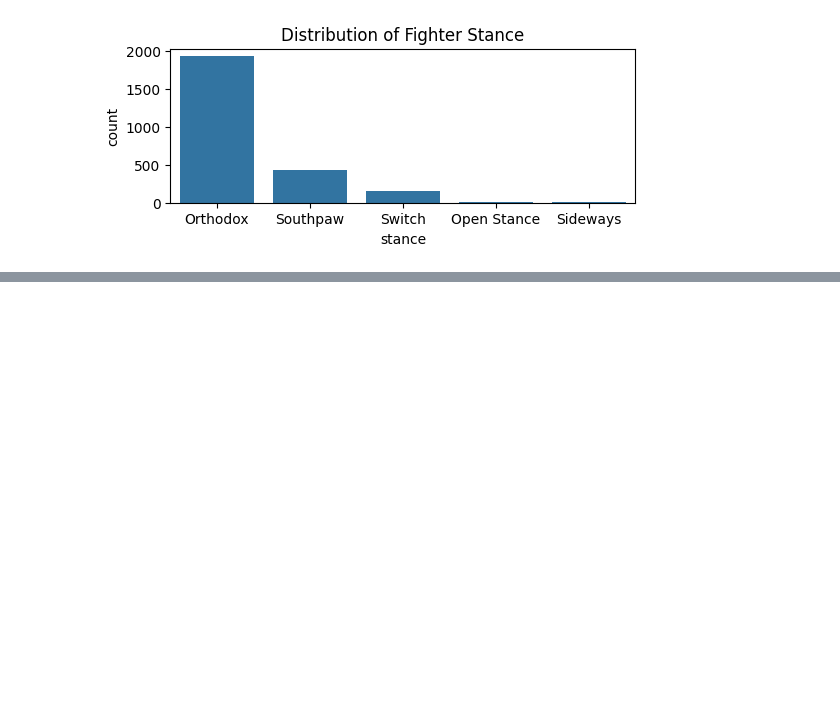
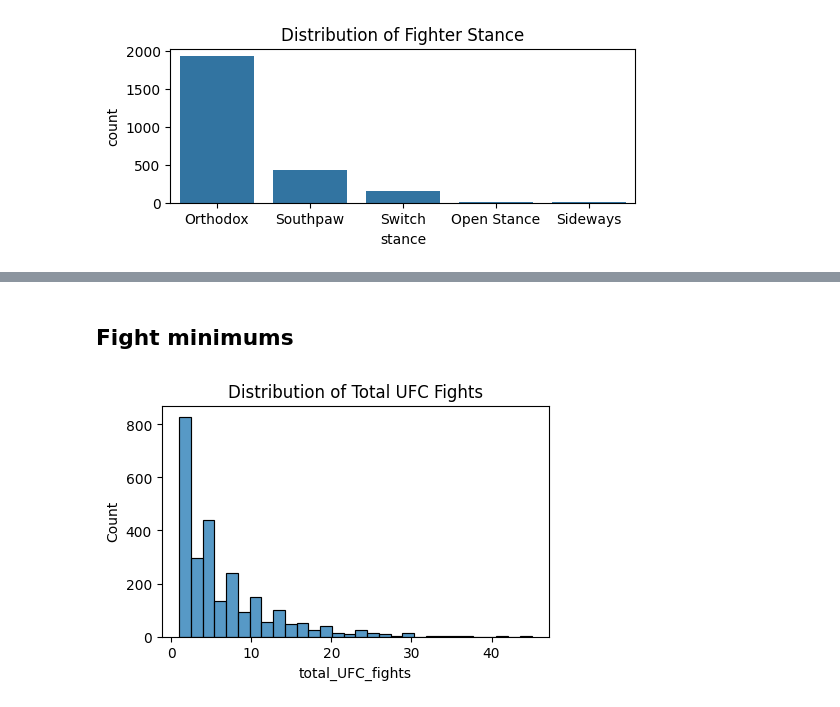
Before and after one commit to sgracia19/UFC_Fighter_Segmentation, a Jupyter notebook: notebooks/02_Data_Exploration.ipynb, the cells around one changed output, grey strips where cells are left out. Saved outputs shown, nothing was run; the diff lists cells and outputs as text; code cells hidden in the pictures; blank space fills up the shorter version.

```diff
--- a/notebooks/02_Data_Exploration.ipynb
+++ b/notebooks/02_Data_Exploration.ipynb
@@ -120,0 +177,9 @@ df.loc[df['total_UFC_fights'] < 5].shape # 1403 fighters have less than 5 fights
+# %% [markdown]
+## Fight minimums
+# %%
+# Fight distribution
+plt.figure(figsize=(5,3))
+sns.histplot(df['total_UFC_fights'], bins=30, kde=False)
+plt.title('Distribution of Total UFC Fights');
+# %% [output]
+[figure, added]
```
Also changed, not shown: parts of 18 cells of this notebook, 1 other file.
